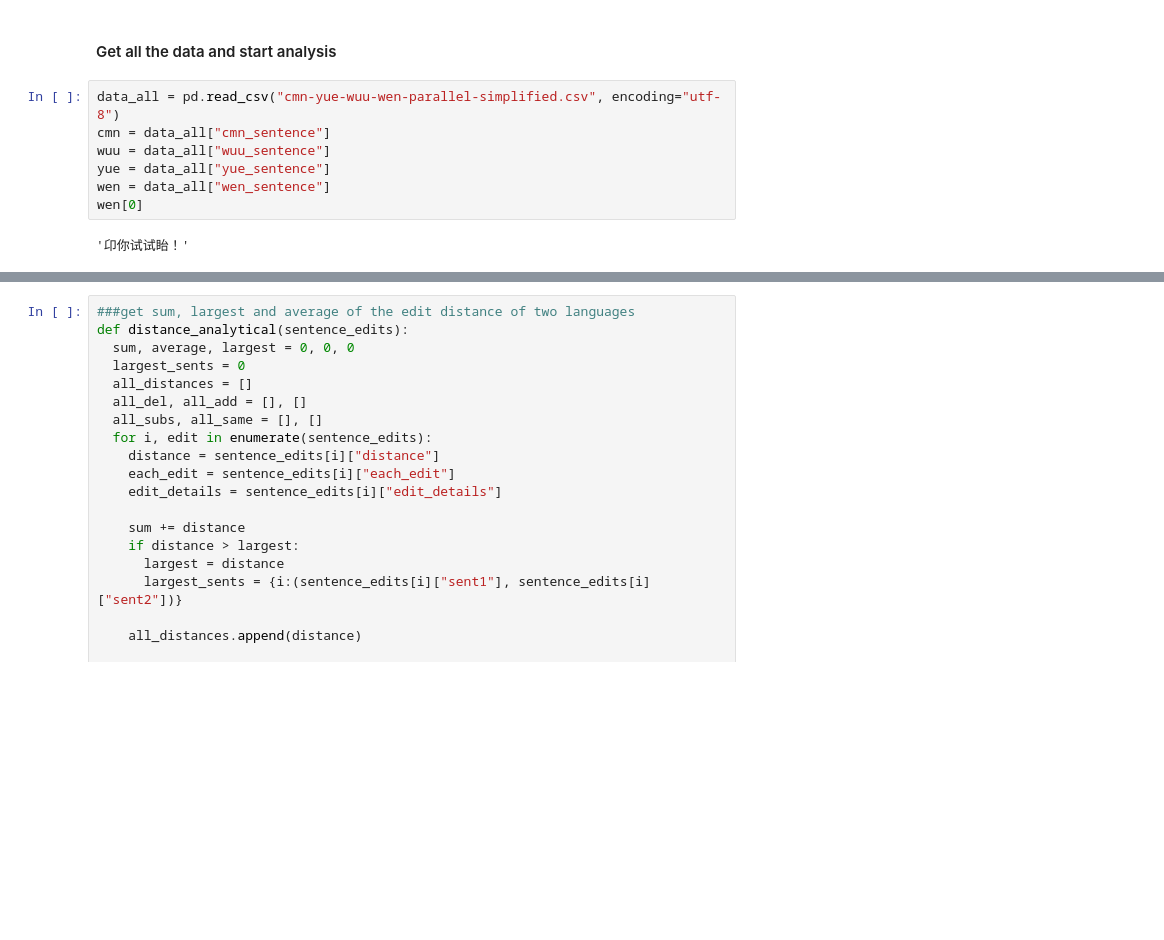
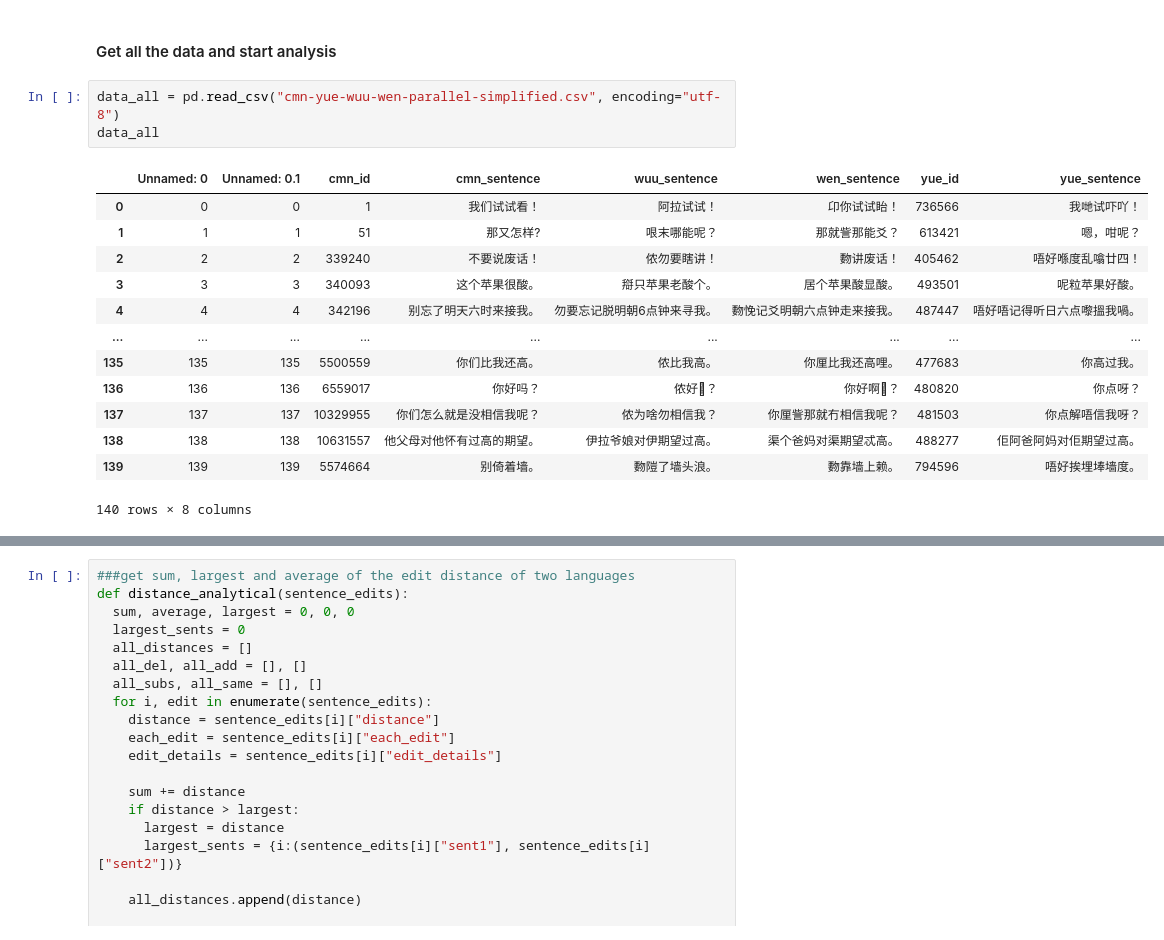
Before and after one commit to lizawang/Investigate-the-relationships-among-four-Chinese-dialects-using-string-similarity-methods, a Jupyter notebook: edit distance/thesis_edit_distance.ipynb, the cells around one changed output, grey strips where cells are left out. Drawn from its saved outputs; the diff is of its cells as text; blank space fills up the shorter version.

```diff
--- a/edit distance/thesis_edit_distance.ipynb
+++ b/edit distance/thesis_edit_distance.ipynb
@@ -169,12 +194,20 @@ edit.get_each_edit()
 #### Get all the data and start analysis
 # %%
 data_all = pd.read_csv("cmn-yue-wuu-wen-parallel-simplified.csv", encoding="utf-8")
-cmn = data_all["cmn_sentence"]
-wuu = data_all["wuu_sentence"]
-yue = data_all["yue_sentence"]
-wen = data_all["wen_sentence"]
-wen[0]
+data_all
 # %% [output]
+|  | Unnamed: 0 | Unnamed: 0.1 | cmn_id | cmn_sentence | wuu_sentence | wen_sentence | yue_id | yue_sentence |
+| 0 | 0 | 0 | 1 | 我们试试看！ | 阿拉试试！ | 卬你试试眙！ | 736566 | 我哋试吓吖！ |
+| 1 | 1 | 1 | 51 | 那又怎样? | 哏末哪能呢？ | 那就訾那能爻？ | 613421 | 嗯，咁呢？ |
+| 2 | 2 | 2 | 339240 | 不要说废话！ | 侬勿要瞎讲！ | 覅讲废话！ | 405462 | 唔好喺度乱噏廿四！ |
+| 3 | 3 | 3 | 340093 | 这个苹果很酸。 | 搿只苹果老酸个。 | 居个苹果酸显酸。 | 493501 | 呢粒苹果好酸。 |
+| 4 | 4 | 4 | 342196 | 别忘了明天六时来接我。 | 勿要忘记脱明朝6点钟来寻我。 | 覅悗记爻明朝六点钟走来接我。 | 487447 | 唔好唔记得听日六点嚟搵我喎。 |
+| ... | ... | ... | ... | ... | ... | ... | ... | ... |
+| 135 | 135 | 135 | 5500559 | 你们比我还高。 | 侬比我高。 | 你厘比我还高哩。 | 477683 | 你高过我。 |
+| 136 | 136 | 136 | 6559017 | 你好吗？ | 侬好𠲎？ | 你好啊𠲎？ | 480820 | 你点呀？ |
+| 137 | 137 | 137 | 10329955 | 你们怎么就是没相信我呢？ | 侬为啥勿相信我？ | 你厘訾那就冇相信我呢？ | 481503 | 你点解唔信我呀？ |
+| 138 | 138 | 138 | 10631557 | 他父母对他怀有过高的期望。 | 伊拉爷娘对伊期望过高。 | 渠个爸妈对渠期望忒高。 | 488277 | 佢阿爸阿妈对佢期望过高。 |
+| 139 | 139 | 139 | 5574664 | 别倚着墙。 | 覅隑了墙头浪。 | 覅靠墙上赖。 | 794596 | 唔好挨埋埲墙度。 |
-'卬你试试眙！'
+140 rows × 8 columns
 # %%
 ### punctuations and numbers are removed
```
Also changed, not shown: parts of 21 cells of this notebook, 6 other files.
